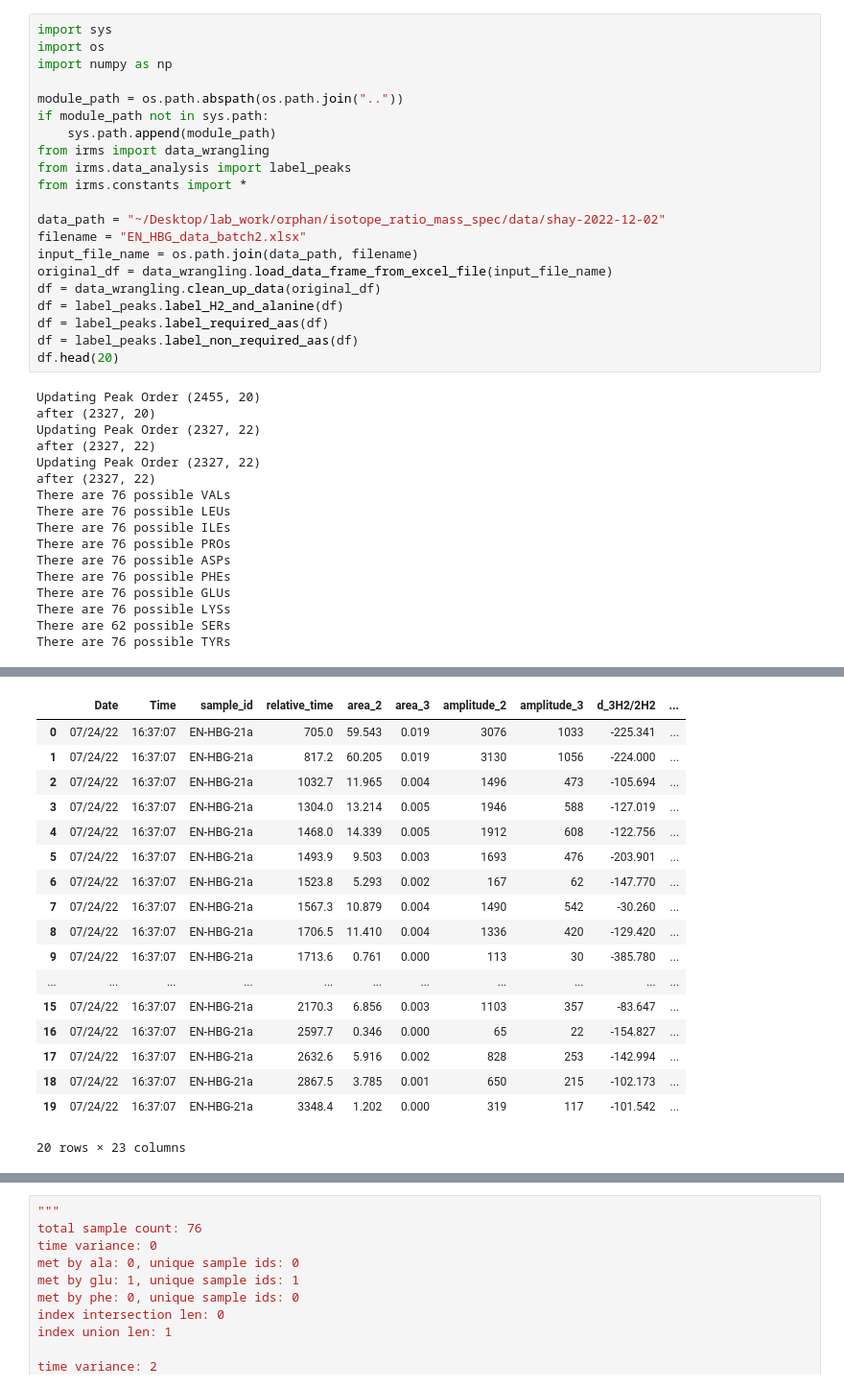
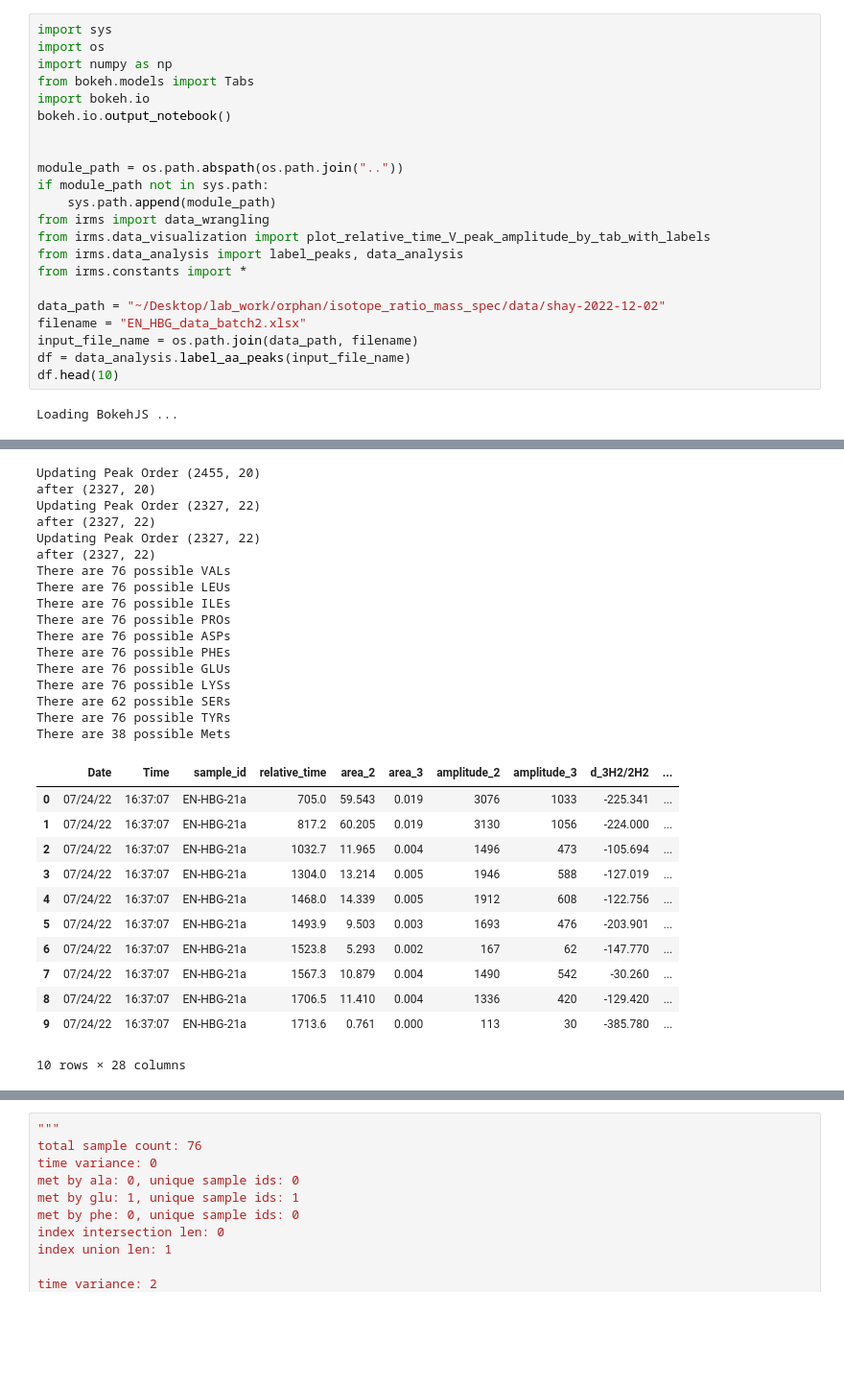
Before and after one commit to MDunitz/isotope_ratio_mass_spec, a Jupyter notebook: scripts/explore_data.ipynb, the cells around one changed output, grey strips where cells are left out. Shown at 96% size. Saved outputs shown, nothing was run; the diff lists cells and outputs as text; blank space fills up the shorter version.

Commit message:
all aas labeled and data visualization in explore data is working

```diff
--- a/scripts/explore_data.ipynb
+++ b/scripts/explore_data.ipynb
@@ -2,37 +2,23 @@
 import sys
 import os
 import numpy as np
+from bokeh.models import Tabs
+import bokeh.io
+bokeh.io.output_notebook()
+
 
 module_path = os.path.abspath(os.path.join(".."))
 if module_path not in sys.path:
     sys.path.append(module_path)
 from irms import data_wrangling
-from irms.data_analysis import label_peaks
+from irms.data_visualization import plot_relative_time_V_peak_amplitude_by_tab_with_labels
+from irms.data_analysis import label_peaks, data_analysis
 from irms.constants import *
 
 data_path = "~/Desktop/lab_work/orphan/isotope_ratio_mass_spec/data/shay-2022-12-02"
 filename = "EN_HBG_data_batch2.xlsx"
 input_file_name = os.path.join(data_path, filename)
-original_df = data_wrangling.load_data_frame_from_excel_file(input_file_name)
-df = data_wrangling.clean_up_data(original_df)
-df = label_peaks.label_H2_and_alanine(df)
-df = label_peaks.label_required_aas(df)
-df = label_peaks.label_non_required_aas(df)
-df.head(20)
+df = data_analysis.label_aa_peaks(input_file_name)
+df.head(10)
 # %% [output]
-Updating Peak Order (2455, 20)
-after (2327, 20)
-Updating Peak Order (2327, 22)
-after (2327, 22)
-Updating Peak Order (2327, 22)
-after (2327, 22)
-There are 76 possible VALs
-There are 76 possible LEUs
-There are 76 possible ILEs
-There are 76 possible PROs
-There are 76 possible ASPs
-There are 76 possible PHEs
-There are 76 possible GLUs
-There are 76 possible LYSs
-There are 62 possible SERs
-There are 76 possible TYRs
+Loading BokehJS ...
@@ -39,18 +26,29 @@ There are 76 possible TYRs
+Updating Peak Order (2455, 20)
+after (2327, 20)
+Updating Peak Order (2327, 22)
+after (2327, 22)
+Updating Peak Order (2327, 22)
+after (2327, 22)
+There are 76 possible VALs
+There are 76 possible LEUs
+There are 76 possible ILEs
+There are 76 possible PROs
+There are 76 possible ASPs
+There are 76 possible PHEs
+There are 76 possible GLUs
+There are 76 possible LYSs
+There are 62 possible SERs
+There are 76 possible TYRs
+There are 38 possible Mets
 |  | Date | Time | sample_id | relative_time | area_2 | area_3 | amplitude_2 | amplitude_3 | d_3H2/2H2 | ... |
 | 0 | 07/24/22 | 16:37:07 | EN-HBG-21a | 705.0 | 59.543 | 0.019 | 3076 | 1033 | -225.341 | ... |
 | 1 | 07/24/22 | 16:37:07 | EN-HBG-21a | 817.2 | 60.205 | 0.019 | 3130 | 1056 | -224.000 | ... |
 | 2 | 07/24/22 | 16:37:07 | EN-HBG-21a | 1032.7 | 11.965 | 0.004 | 1496 | 473 | -105.694 | ... |
 | 3 | 07/24/22 | 16:37:07 | EN-HBG-21a | 1304.0 | 13.214 | 0.005 | 1946 | 588 | -127.019 | ... |
 | 4 | 07/24/22 | 16:37:07 | EN-HBG-21a | 1468.0 | 14.339 | 0.005 | 1912 | 608 | -122.756 | ... |
 | 5 | 07/24/22 | 16:37:07 | EN-HBG-21a | 1493.9 | 9.503 | 0.003 | 1693 | 476 | -203.901 | ... |
 | 6 | 07/24/22 | 16:37:07 | EN-HBG-21a | 1523.8 | 5.293 | 0.002 | 167 | 62 | -147.770 | ... |
 | 7 | 07/24/22 | 16:37:07 | EN-HBG-21a | 1567.3 | 10.879 | 0.004 | 1490 | 542 | -30.260 | ... |
 | 8 | 07/24/22 | 16:37:07 | EN-HBG-21a | 1706.5 | 11.410 | 0.004 | 1336 | 420 | -129.420 | ... |
 | 9 | 07/24/22 | 16:37:07 | EN-HBG-21a | 1713.6 | 0.761 | 0.000 | 113 | 30 | -385.780 | ... |
-| ... | ... | ... | ... | ... | ... | ... | ... | ... | ... | ... |
-| 15 | 07/24/22 | 16:37:07 | EN-HBG-21a | 2170.3 | 6.856 | 0.003 | 1103 | 357 | -83.647 | ... |
-| 16 | 07/24/22 | 16:37:07 | EN-HBG-21a | 2597.7 | 0.346 | 0.000 | 65 | 22 | -154.827 | ... |
-| 17 | 07/24/22 | 16:37:07 | EN-HBG-21a | 2632.6 | 5.916 | 0.002 | 828 | 253 | -142.994 | ... |
-| 18 | 07/24/22 | 16:37:07 | EN-HBG-21a | 2867.5 | 3.785 | 0.001 | 650 | 215 | -102.173 | ... |
-| 19 | 07/24/22 | 16:37:07 | EN-HBG-21a | 3348.4 | 1.202 | 0.000 | 319 | 117 | -101.542 | ... |
-20 rows × 23 columns
+10 rows × 28 columns
```
Also changed, not shown: parts of 3 cells of this notebook, 9 other files.
